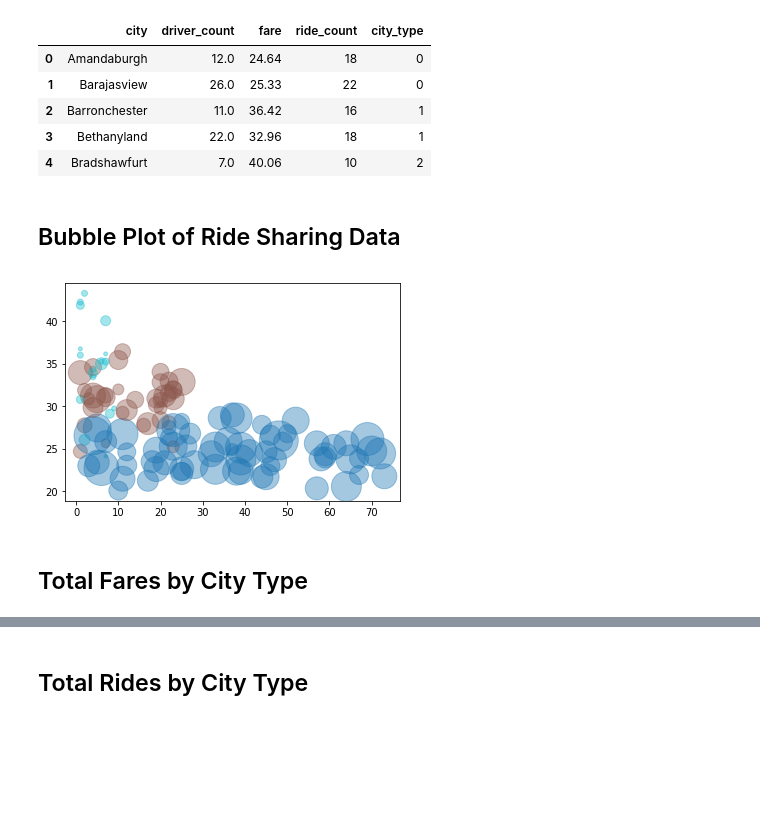
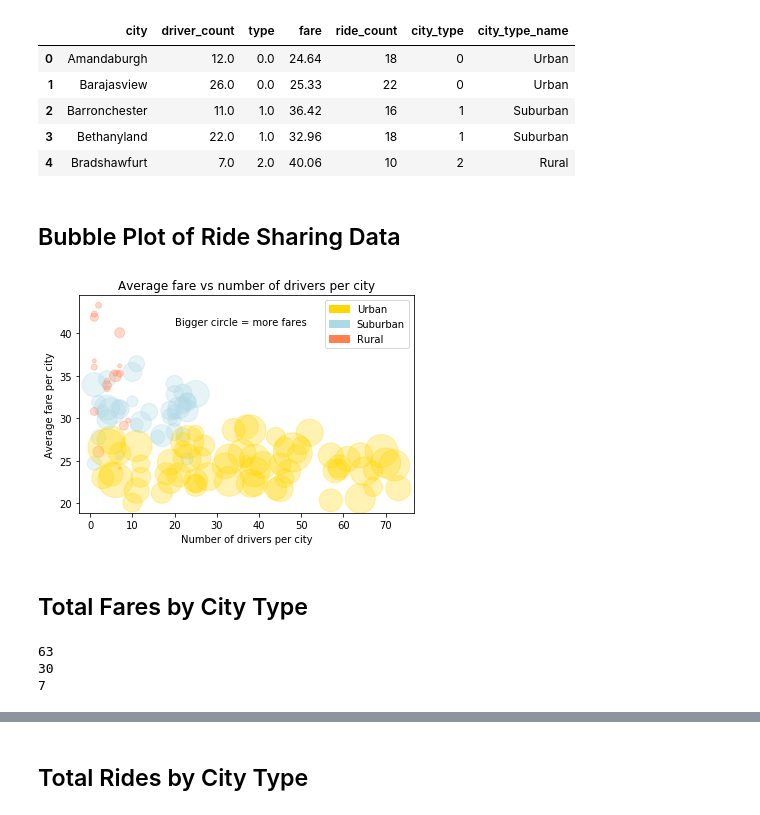
Before and after one commit to feldsteina/pyber, a Jupyter notebook: pyber.ipynb, the cells around one changed output, grey strips where cells are left out. Cells and saved outputs as stored; diff of their text form; code cells hidden in the pictures; blank space fills up the shorter version.

```diff
--- a/pyber.ipynb
+++ b/pyber.ipynb
@@ -38,9 +68,8 @@ averages_df["driver_count"] = pyber_df.groupby(["city"])\
 averages_df["city_type"] = pyber_df.groupby(["city"])\
     .first()["type"].tolist()
 
-averages_df["city_type"].replace(to_replace=["Urban", "Suburban", "Rural"],
-                                 inplace=True,
-                                 value=[0, 1, 2])
+averages_df["city_type_name"] = pyber_df.groupby(["city"])\
+    .first()["city_type_name"].tolist()
 
 averages_df.drop(labels=["ride_id"], axis=1, inplace=True)
 
@@ -48,31 +77,60 @@ averages_df["fare"] = averages_df["fare"].round(2)
 
 averages_df.head()
 # %% [output]
-|  | city | driver_count | fare | ride_count | city_type |
-| 0 | Amandaburgh | 12.0 | 24.64 | 18 | 0 |
-| 1 | Barajasview | 26.0 | 25.33 | 22 | 0 |
-| 2 | Barronchester | 11.0 | 36.42 | 16 | 1 |
-| 3 | Bethanyland | 22.0 | 32.96 | 18 | 1 |
-| 4 | Bradshawfurt | 7.0 | 40.06 | 10 | 2 |
+|  | city | driver_count | type | fare | ride_count | city_type | city_type_name |
+| 0 | Amandaburgh | 12.0 | 0.0 | 24.64 | 18 | 0 | Urban |
+| 1 | Barajasview | 26.0 | 0.0 | 25.33 | 22 | 0 | Urban |
+| 2 | Barronchester | 11.0 | 1.0 | 36.42 | 16 | 1 | Suburban |
+| 3 | Bethanyland | 22.0 | 1.0 | 32.96 | 18 | 1 | Suburban |
+| 4 | Bradshawfurt | 7.0 | 2.0 | 40.06 | 10 | 2 | Rural |
 # %% [markdown]
  ## Bubble Plot of Ride Sharing Data
+# %%
+# Build a colormap
+
+cmap = ["gold", "lightblue", "coral"]
+
+cmapList = [cmap[i] for i in range(city_type_cnt)]
+
+cmap = colors.LinearSegmentedColormap.from_list(
+    "customCmap", cmapList, city_type_cnt)
+
+cmapList = [cmap(i) for i in range(city_type_cnt)]
+
+patch_data = []
+
+for i in range(city_type_cnt):
+    for items in city_type_names:
+        patch_data.append(
+            mpatches.Patch(
+                color=cmapList[i], label=city_type_names[i]
+            )
+        )
+        break
 # %%
 # Obtain the x and y coordinates for each of the three city types
 x = averages_df["driver_count"]
 y = averages_df["fare"]
 s = [n**2 for n in averages_df["ride_count"]]
 city_pop = averages_df["city_type"]
-colors = [[255, 0, 0], [0, 255, 0], [0, 0, 255]]
+
 # Build the scatter plots for each city types
-plt.scatter(x, y, s=s, c=city_pop, alpha=0.4, cmap="tab10")
-plt.show()
+plt.scatter(x, y, s=s, c=city_pop, alpha=0.3, cmap=cmap)
 
 # Incorporate the other graph properties
 
 # Create a legend
 
 # Incorporate a text label regarding circle size
+# plt.labels("Bigger circle = more fares")
+plt.xlabel("Number of drivers per city")
+plt.ylabel("Average fare per city")
+plt.title("Average fare vs number of drivers per city")
+plt.text(20, 41, "Bigger circle = more fares")
+plt.legend(handles=patch_data)
 
 # Save Figure
+plt.savefig("bubble.png")
+plt.show()
 # %% [output]
-[figure, old version]
+[figure, new version]
@@ -92,0 +139,22 @@ plt.show()
+# %%
+# Calculate Type Percents
+city_fare_pct = []
+
+for i in range(city_type_cnt):
+    city_fare_pct.append(
+        int(
+            round(
+                pyber_df.loc[
+                    pyber_df.type == i, ["fare"]
+                ].sum() /
+                pyber_df.fare.sum(), 2
+            ) * 100
+        )
+    )
+
+for items in city_fare_pct:
+    print(items)
+# %% [output]
+63
+30
+7
```
Also changed, not shown: parts of 14 cells of this notebook, 5 other files.
